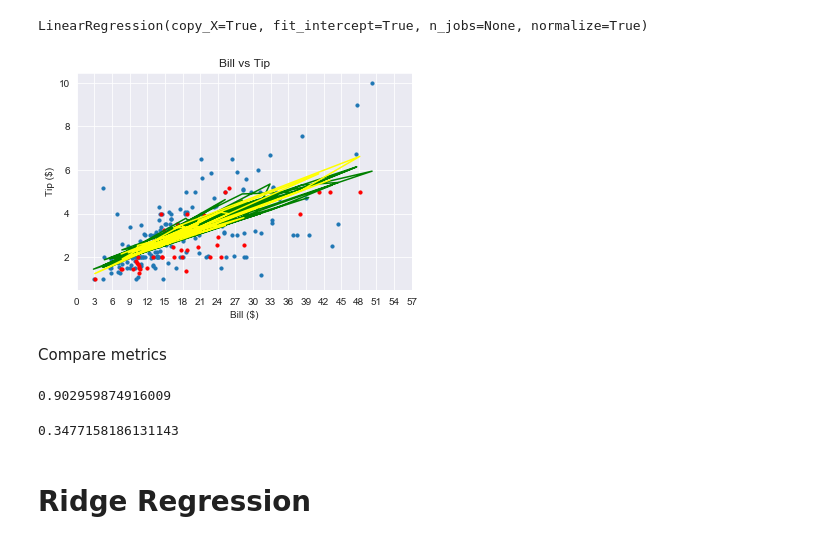
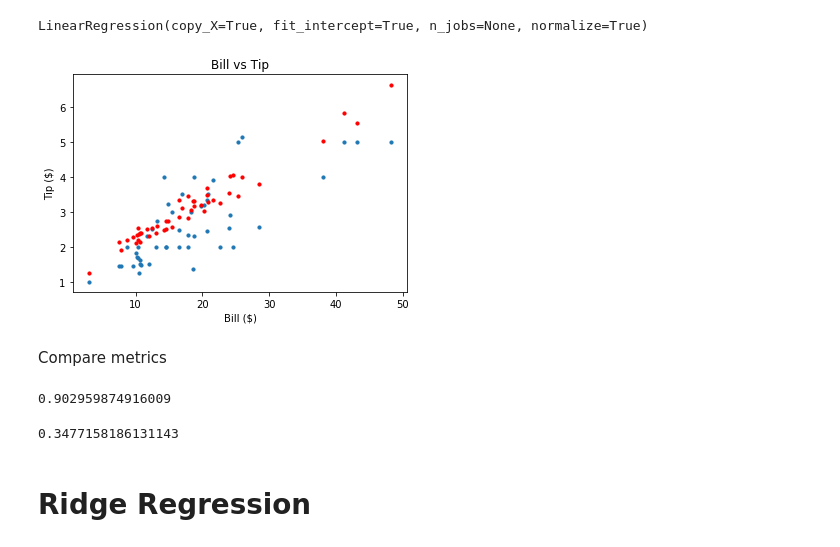
Before and after one commit to velitchko/machine-learning, a Jupyter notebook: assignment_1/Waiter's Tips.ipynb, the cells around one changed output. Drawn from its saved outputs; the diff is of its cells as text; code cells hidden in the pictures.

```diff
--- a/assignment_1/Waiter's Tips.ipynb
+++ b/assignment_1/Waiter's Tips.ipynb
@@ -169,29 +169,28 @@ y_pred = lr.predict(X_test)
 # %%
 # Reverse Scaling
 # Convert to dataframe
 # get total_bill column and reshape for plotting
 X_test_orig = sc.inverse_transform(X_test) #reverse scaling to plot
 X_df = pd.DataFrame(data=X_test_orig, columns=['total_bill', 'sex', 'smoker','day','time','size'])
 X_df_bill = X_df['total_bill'].values.reshape(-1,1)
 
 X_train_orig = sc.inverse_transform(X_train)
 X_train_df = pd.DataFrame(data=X_train_orig, columns=['total_bill', 'sex', 'smoker', 'day', 'time','size'])
 X_train_df_bill = X_train_df['total_bill'].values.reshape(-1,1)
 
 # Blue = Train; Red = Test
 # Green = X_train + Predict(X_train)
 # Yellow = X_test + y_pred
-plt.scatter(X_train_df_bill, y_train, s=10)
-plt.plot(X_train_df_bill, lr.predict(X_train), color='green')
-plt.scatter(X_df_bill, y_test, color='red', s=10)
-plt.plot(X_df_bill, y_pred, color='yellow')
+plt.scatter(X_df_bill, y_test, s=10)
+# plt.plot(X_train_df_bill, lr.predict(X_train), color='green')
+plt.scatter(X_df_bill, y_pred, color='red', s=10)
+# plt.plot(X_df_bill, y_pred, color='yellow')
 plt.title('Bill vs Tip')
 plt.xlabel('Bill ($)')
-plt.xticks(np.arange(0, 60, 3))
 plt.ylabel('Tip ($)')
 plt.show()
 # %% [output]
-[figure, old version]
+[figure, new version]
 # %% [markdown]
 Compare metrics
 # %%
@@ -200,11 +199,11 @@ test_set_r2 = r2_score(y_test, y_pred) #R2
-# %%
-test_set_rmse
-# %% [output]
-0.902959874916009
-# %%
-test_set_r2
-# %% [output]
-0.3477158186131143
+# %%
+linear_rmse
+# %% [output]
+0.902959874916009
+# %%
+linear_r2
+# %% [output]
+0.3477158186131143
 # %% [markdown]
 # Ridge Regression
 # %%
```
Also changed, not shown: parts of 46 cells of this notebook.
